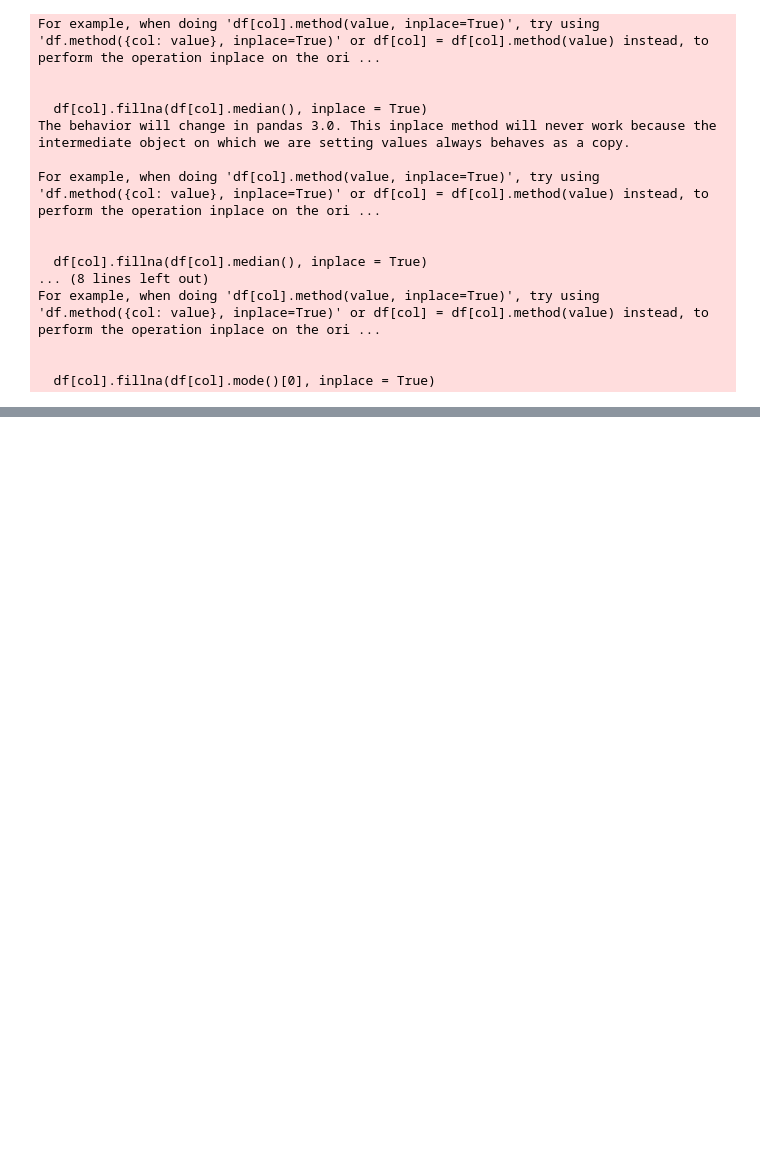
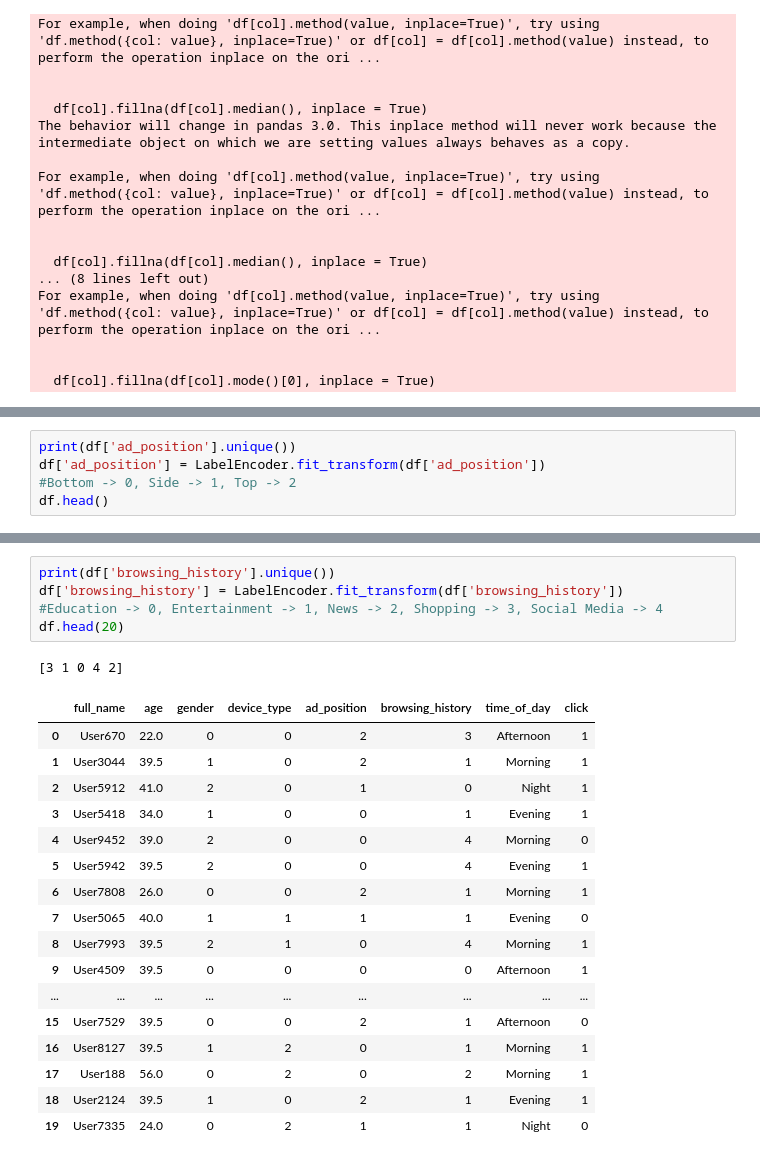
Before and after one commit to devidd22/SimpleMachineLearning, a Jupyter notebook: Proiect12/proiect.ipynb, the cells around one changed output, grey strips where cells are left out. Saved outputs shown, nothing was run; the diff lists cells and outputs as text; blank space fills up the shorter version.

```diff
--- a/Proiect12/proiect.ipynb
+++ b/Proiect12/proiect.ipynb
@@ -111,0 +173,5 @@ dtype: int64
+# %%
+print(df['ad_position'].unique())
+df['ad_position'] = LabelEncoder.fit_transform(df['ad_position'])
+#Bottom -> 0, Side -> 1, Top -> 2
+df.head()
@@ -111,0 +186,24 @@ dtype: int64
+# %%
+print(df['browsing_history'].unique())
+df['browsing_history'] = LabelEncoder.fit_transform(df['browsing_history'])
+#Education -> 0, Entertainment -> 1, News -> 2, Shopping -> 3, Social Media -> 4
+df.head(20)
+# %% [output]
+[3 1 0 4 2]
+|  | full_name | age | gender | device_type | ad_position | browsing_history | time_of_day | click |
+| 0 | User670 | 22.0 | 0 | 0 | 2 | 3 | Afternoon | 1 |
+| 1 | User3044 | 39.5 | 1 | 0 | 2 | 1 | Morning | 1 |
+| 2 | User5912 | 41.0 | 2 | 0 | 1 | 0 | Night | 1 |
+| 3 | User5418 | 34.0 | 1 | 0 | 0 | 1 | Evening | 1 |
+| 4 | User9452 | 39.0 | 2 | 0 | 0 | 4 | Morning | 0 |
+| 5 | User5942 | 39.5 | 2 | 0 | 0 | 4 | Evening | 1 |
+| 6 | User7808 | 26.0 | 0 | 0 | 2 | 1 | Morning | 1 |
+| 7 | User5065 | 40.0 | 1 | 1 | 1 | 1 | Evening | 0 |
+| 8 | User7993 | 39.5 | 2 | 1 | 0 | 4 | Morning | 1 |
+| 9 | User4509 | 39.5 | 0 | 0 | 0 | 0 | Afternoon | 1 |
+| ... | ... | ... | ... | ... | ... | ... | ... | ... |
+| 15 | User7529 | 39.5 | 0 | 0 | 2 | 1 | Afternoon | 0 |
+| 16 | User8127 | 39.5 | 1 | 2 | 0 | 1 | Morning | 1 |
+| 17 | User188 | 56.0 | 0 | 2 | 0 | 2 | Morning | 1 |
+| 18 | User2124 | 39.5 | 1 | 0 | 2 | 1 | Evening | 1 |
+| 19 | User7335 | 24.0 | 0 | 2 | 1 | 1 | Night | 0 |
```
Also changed, not shown: parts of 7 cells of this notebook.
